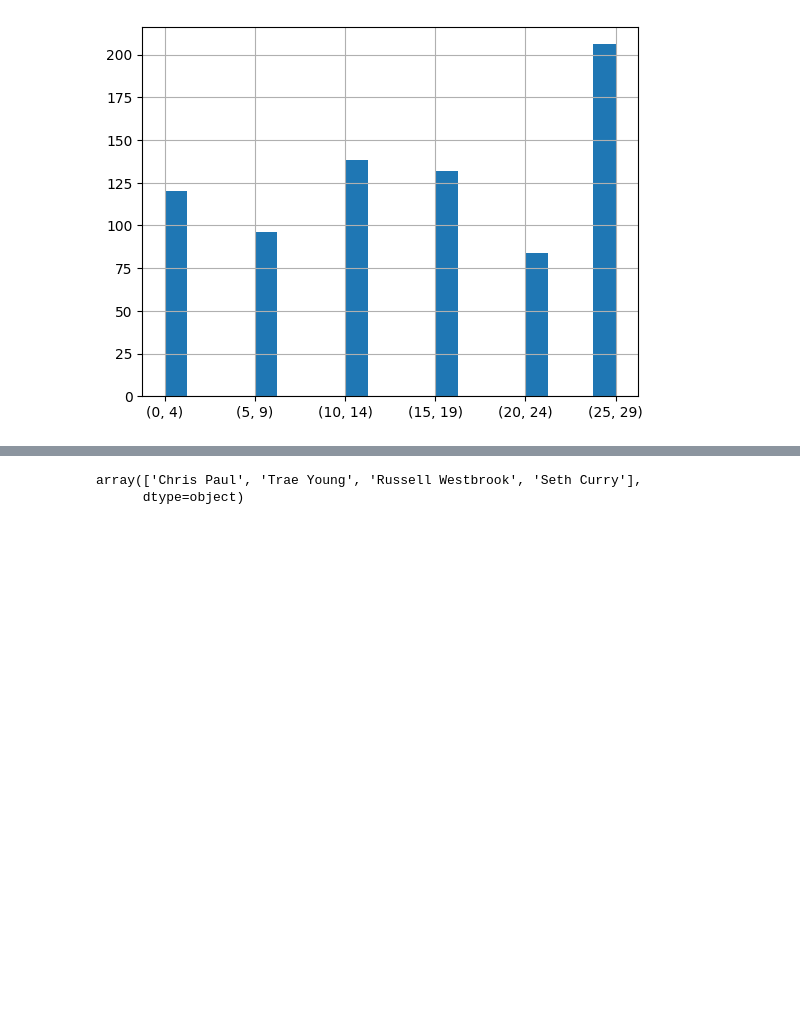
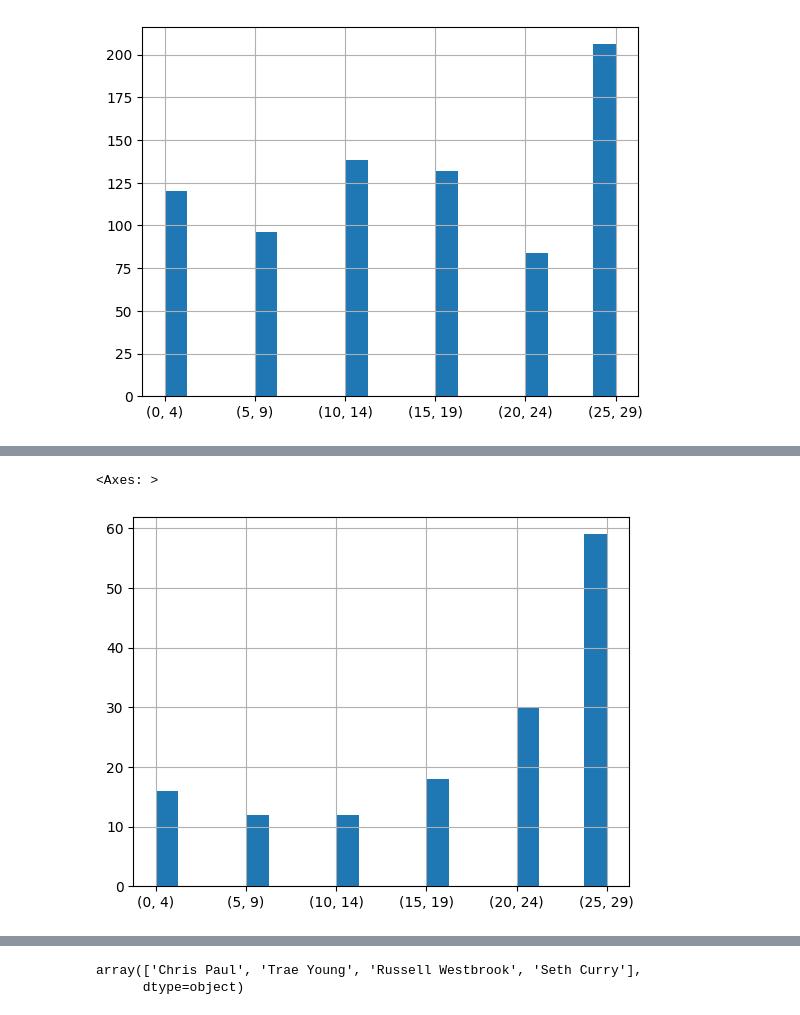
Before and after one commit to kacpersienkiewicz/NBAShootingAnalysis, a Jupyter notebook: NBAShootingAnalysis.ipynb, the cells around one changed output, grey strips where cells are left out. Saved outputs shown, nothing was run; the diff lists cells and outputs as text; code cells hidden in the pictures; blank space fills up the shorter version.

```diff
--- a/NBAShootingAnalysis.ipynb
+++ b/NBAShootingAnalysis.ipynb
@@ -48,0 +64,5 @@ df["RANGE"].hist(bins=20)
+# %%
+df[df["SHOOTER"] == 'Seth Curry']["RANGE"].hist(bins=20)
+# %% [output]
+<Axes: >
+[figure, added]
```
Also changed, not shown: parts of 9 cells of this notebook.
